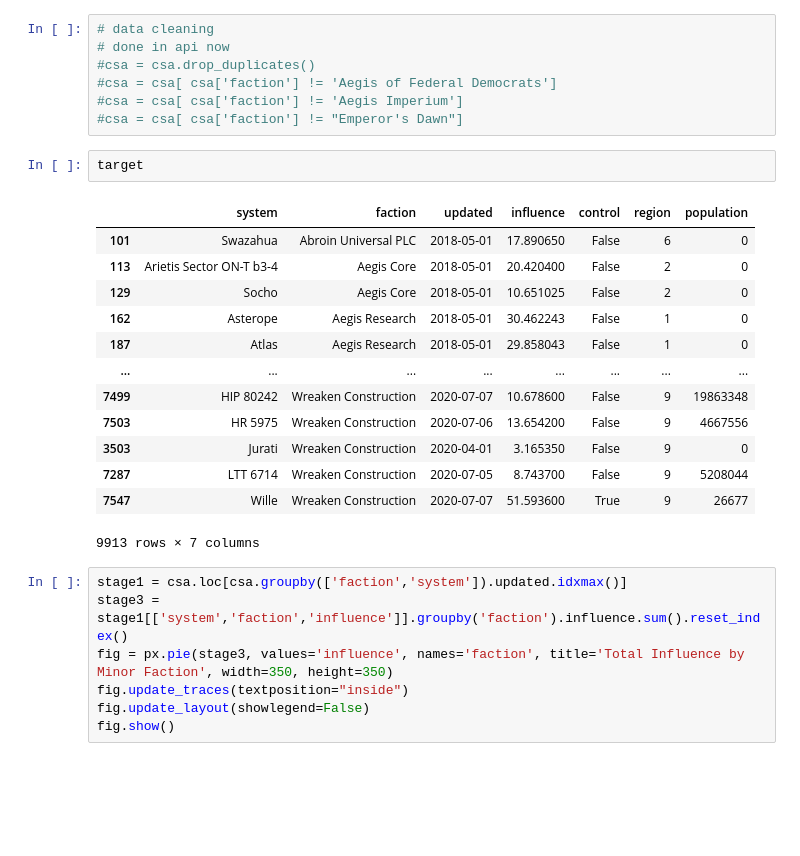
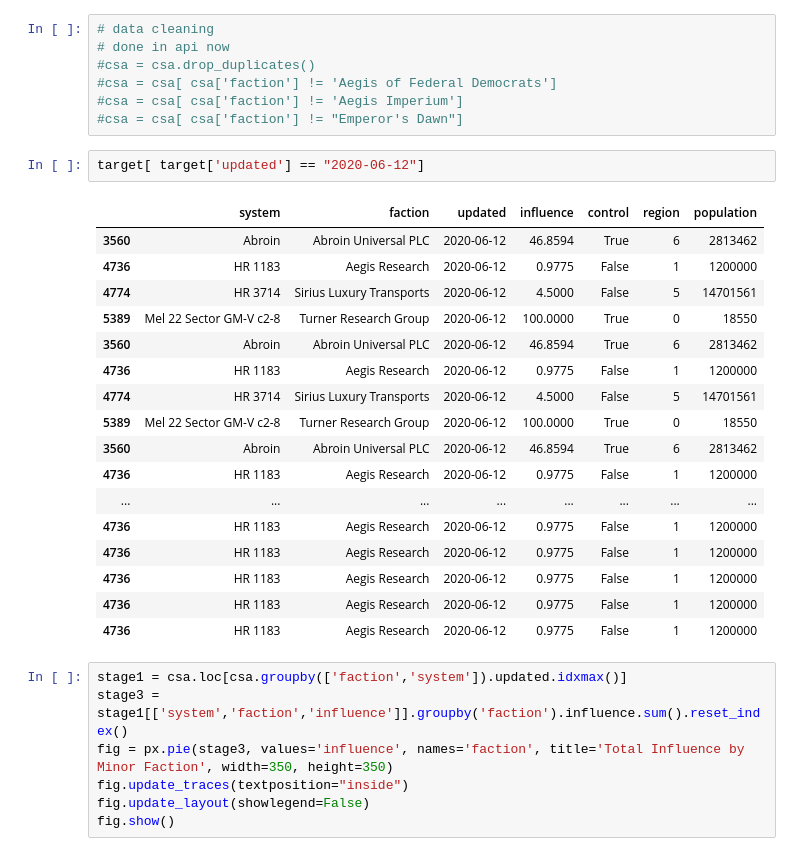
Before and after one commit to HausReport/ClubRaiders, a Jupyter notebook: notebooks/History.ipynb, the cells around one changed output. Saved outputs shown, nothing was run; the diff lists cells and outputs as text; blank space fills up the shorter version.

```diff
--- a/notebooks/History.ipynb
+++ b/notebooks/History.ipynb
@@ -110,22 +110,26 @@ dtype: int64 lines of history data
 #csa = csa[ csa['faction'] != 'Aegis of Federal Democrats']
 #csa = csa[ csa['faction'] != 'Aegis Imperium']
 #csa = csa[ csa['faction'] != "Emperor's Dawn"]
-# %%
-target
-# %% [output]
-|  | system | faction | updated | influence | control | region | population |
-| 101 | Swazahua | Abroin Universal PLC | 2018-05-01 | 17.890650 | False | 6 | 0 |
-| 113 | Arietis Sector ON-T b3-4 | Aegis Core | 2018-05-01 | 20.420400 | False | 2 | 0 |
-| 129 | Socho | Aegis Core | 2018-05-01 | 10.651025 | False | 2 | 0 |
-| 162 | Asterope | Aegis Research | 2018-05-01 | 30.462243 | False | 1 | 0 |
-| 187 | Atlas | Aegis Research | 2018-05-01 | 29.858043 | False | 1 | 0 |
-| ... | ... | ... | ... | ... | ... | ... | ... |
-| 7499 | HIP 80242 | Wreaken Construction | 2020-07-07 | 10.678600 | False | 9 | 19863348 |
-| 7503 | HR 5975 | Wreaken Construction | 2020-07-06 | 13.654200 | False | 9 | 4667556 |
-| 3503 | Jurati | Wreaken Construction | 2020-04-01 | 3.165350 | False | 9 | 0 |
-| 7287 | LTT 6714 | Wreaken Construction | 2020-07-05 | 8.743700 | False | 9 | 5208044 |
-| 7547 | Wille | Wreaken Construction | 2020-07-07 | 51.593600 | True | 9 | 26677 |
-9913 rows × 7 columns
+# %%
+target[ target['updated'] == "2020-06-12"]
+# %% [output]
+|  | system | faction | updated | influence | control | region | population |
+| 3560 | Abroin | Abroin Universal PLC | 2020-06-12 | 46.8594 | True | 6 | 2813462 |
+| 4736 | HR 1183 | Aegis Research | 2020-06-12 | 0.9775 | False | 1 | 1200000 |
+| 4774 | HR 3714 | Sirius Luxury Transports | 2020-06-12 | 4.5000 | False | 5 | 14701561 |
+| 5389 | Mel 22 Sector GM-V c2-8 | Turner Research Group | 2020-06-12 | 100.0000 | True | 0 | 18550 |
+| 3560 | Abroin | Abroin Universal PLC | 2020-06-12 | 46.8594 | True | 6 | 2813462 |
+| 4736 | HR 1183 | Aegis Research | 2020-06-12 | 0.9775 | False | 1 | 1200000 |
+| 4774 | HR 3714 | Sirius Luxury Transports | 2020-06-12 | 4.5000 | False | 5 | 14701561 |
+| 5389 | Mel 22 Sector GM-V c2-8 | Turner Research Group | 2020-06-12 | 100.0000 | True | 0 | 18550 |
+| 3560 | Abroin | Abroin Universal PLC | 2020-06-12 | 46.8594 | True | 6 | 2813462 |
+| 4736 | HR 1183 | Aegis Research | 2020-06-12 | 0.9775 | False | 1 | 1200000 |
+| ... | ... | ... | ... | ... | ... | ... | ... |
+| 4736 | HR 1183 | Aegis Research | 2020-06-12 | 0.9775 | False | 1 | 1200000 |
+| 4736 | HR 1183 | Aegis Research | 2020-06-12 | 0.9775 | False | 1 | 1200000 |
+| 4736 | HR 1183 | Aegis Research | 2020-06-12 | 0.9775 | False | 1 | 1200000 |
+| 4736 | HR 1183 | Aegis Research | 2020-06-12 | 0.9775 | False | 1 | 1200000 |
+| 4736 | HR 1183 | Aegis Research | 2020-06-12 | 0.9775 | False | 1 | 1200000 |
 # %%
 stage1 = csa.loc[csa.groupby(['faction','system']).updated.idxmax()]
 stage3 = stage1[['system','faction','influence']].groupby('faction').influence.sum().reset_index()
```
Also changed, not shown: parts of 11 cells of this notebook.
